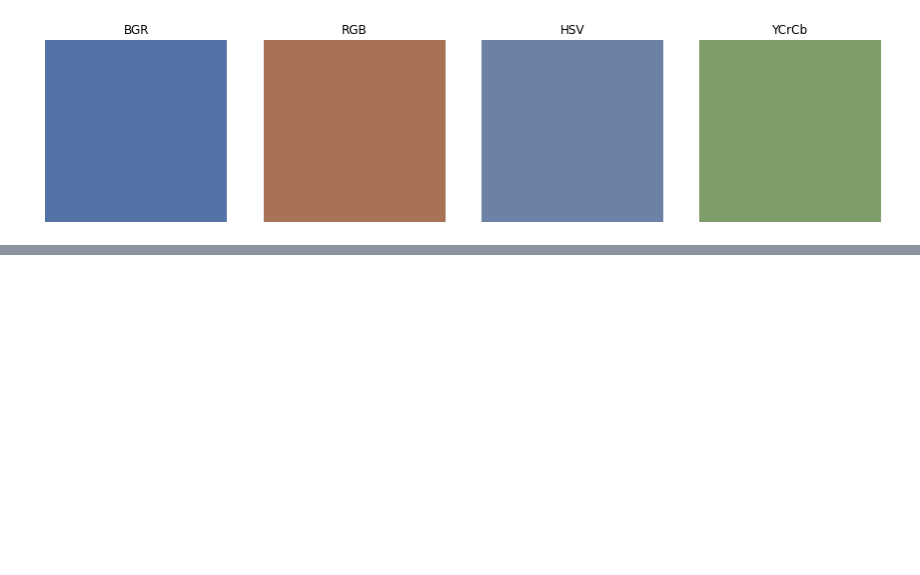
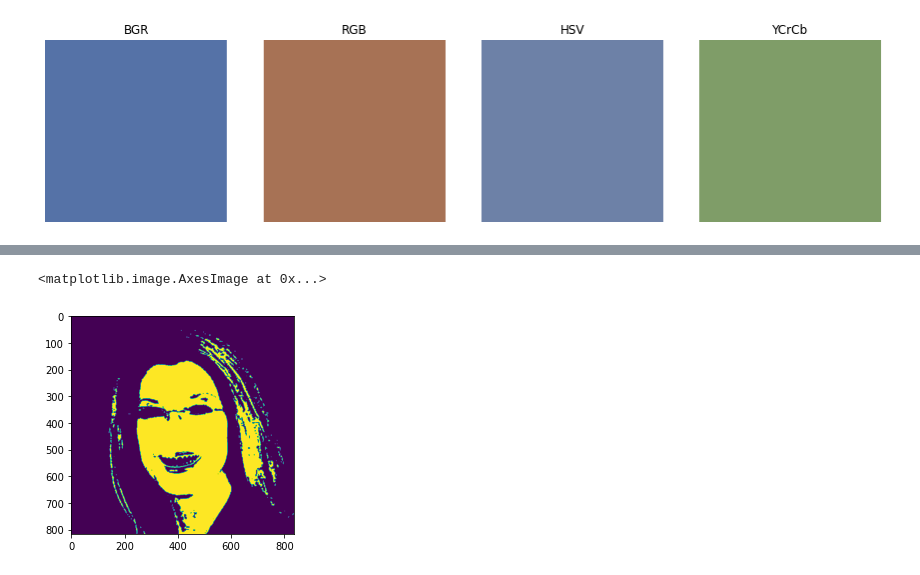
Before and after one commit to waczjoan/Face-Morph, a Jupyter notebook: SkinDetection/skinDetection.ipynb, the cells around one changed output, grey strips where cells are left out. Cells and saved outputs as stored; diff of their text form; code cells hidden in the pictures; blank space fills up the shorter version.

```diff
--- a/SkinDetection/skinDetection.ipynb
+++ b/SkinDetection/skinDetection.ipynb
@@ -91,3 +91,9 @@ plt.title('avarage color from BGR example image')
 plt.show()
 # %% [output]
 [figure]
+# %%
+def calculate_img_avg_by_channel(img_palette_color, mask_one_channel):
+        x = img_palette_color[:,:,0][mask_one_channel].mean()
+        y = img_palette_color[:,:,1][mask_one_channel].mean()
+        z = img_palette_color[:,:,2][mask_one_channel].mean()
+        return (x,y,z)
@@ -118,0 +182,12 @@ plot_avg_color(region_img,  mask[:,:,0] == 1)
+# %%
+example_img = list(images.keys())[3]
+img = images[example_img]['img']
+mask = images[example_img]['labels']
+mask_one_channel = mask[:,:,0] == 1
+img_RGB, img_HSV, img_YCrCb = change_img_to_color_palette(img)
+x_y_z = calculate_img_avg_by_channel(img_YCrCb, mask_one_channel)
+YCrCb_mask = cv2.inRange(img_YCrCb, (0, int(x_y_z[1])-5, 85), (255,170,135))
+plt.imshow(YCrCb_mask)
+# %% [output]
+<matplotlib.image.AxesImage at 0x...>
+[figure, added]
```
Also changed, not shown: parts of 10 cells of this notebook.
